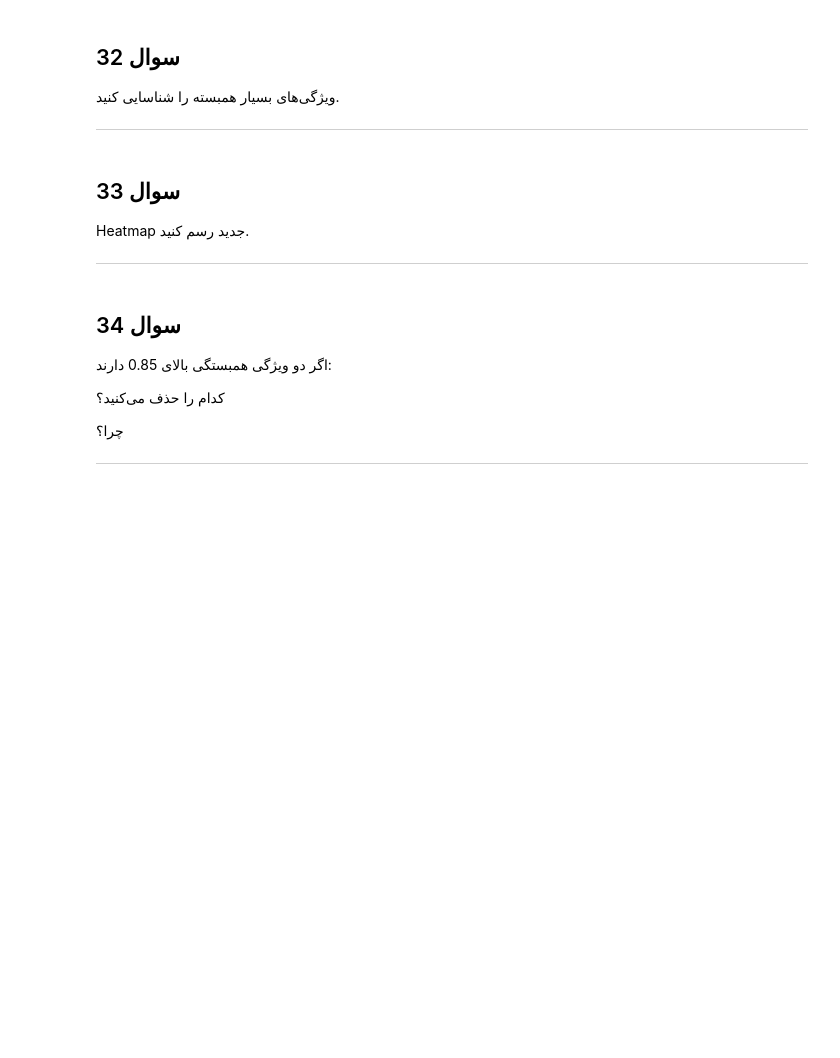
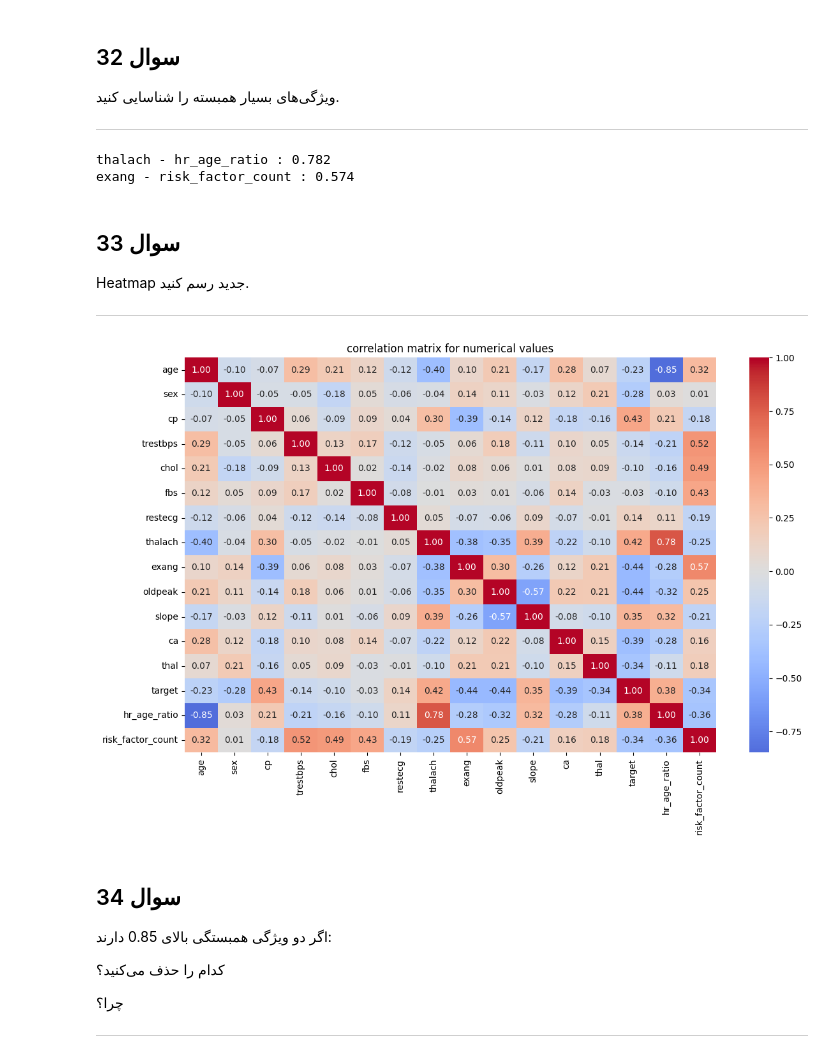
Before and after one commit to MehradAmiresmi/Data-Mining-Answer, a Jupyter notebook: 002_Data Preparation/task002_data_preparation.ipynb, the cells around one changed output. Drawn from its saved outputs; the diff is of its cells as text; code cells hidden in the pictures; blank space fills up the shorter version.

```diff
--- a/002_Data Preparation/task002_data_preparation.ipynb
+++ b/002_Data Preparation/task002_data_preparation.ipynb
@@ -444,3 +575,14 @@ age_group
 * High
 
 ---
+# %%
+def chol_to_level(chol):
+    if chol < 200:
+        return "low"
+    elif chol < 240:
+        return "Normal"
+    else:
+        return "High"
+
+df["chol_level"] = df["chol"].apply(chol_to_level)
+df[["chol", "chol_level"]].head(10)
@@ -450,3 +604,14 @@ age_group
 برای trestbps سطح فشار خون تعریف کنید.
 
 ---
+# %%
+def bp_to_level(bp):
+    if bp < 120:
+        return "Normal"
+    elif bp < 140:
+        return "Elevated"
+    else:
+        return "High"
+
+df["bp_level"] = df["trestbps"].apply(bp_to_level)
+df[["trestbps", "bp_level"]].head(30)
@@ -458,3 +641,13 @@ age_group
 دلایل کسب‌وکاری آن را توضیح دهید.
 
 ---
+# %%
+df["hr_age_ratio"] = df["thalach"] / df["age"]
+df["risk_factor_count"] = (
+    (df["chol_level"] == "High").astype(int) +
+    (df["bp_level"] == "High").astype(int) +
+    (df["fbs"] == 1).astype(int) +
+    (df["exang"] == 1).astype(int)
+)
+
+df[["hr_age_ratio", "risk_factor_count"]].head(10)
@@ -579,12 +953,30 @@ MALE
 ویژگی‌های بسیار همبسته را شناسایی کنید.
 
 ---
+# %%
+corr_matrix = df.select_dtypes(exclude="object").corr()
+for i in range(len(corr_matrix.columns)):
+    for j in range(i + 1, len(corr_matrix.columns)):
+        corr = corr_matrix.iloc[i, j]
+        if corr > 0.55:
+            print(corr_matrix.index[i], "-", corr_matrix.columns[j], ":", round(corr, 3))
+# %% [output]
+thalach - hr_age_ratio : 0.782
+exang - risk_factor_count : 0.574
 # %% [markdown]
 ## سوال 33
 
 Heatmap جدید رسم کنید.
 
 ---
+# %%
+plt.figure(figsize=(12, 8))
+sns.heatmap(corr_matrix, annot=True, fmt=".2f", cmap="coolwarm", center=0)
+plt.title("correlation matrix for numerical values")
+plt.tight_layout()
+plt.show()
+# %% [output]
+[figure, added]
 # %% [markdown]
 ## سوال 34
 
```
Also changed, not shown: parts of 44 cells of this notebook.
